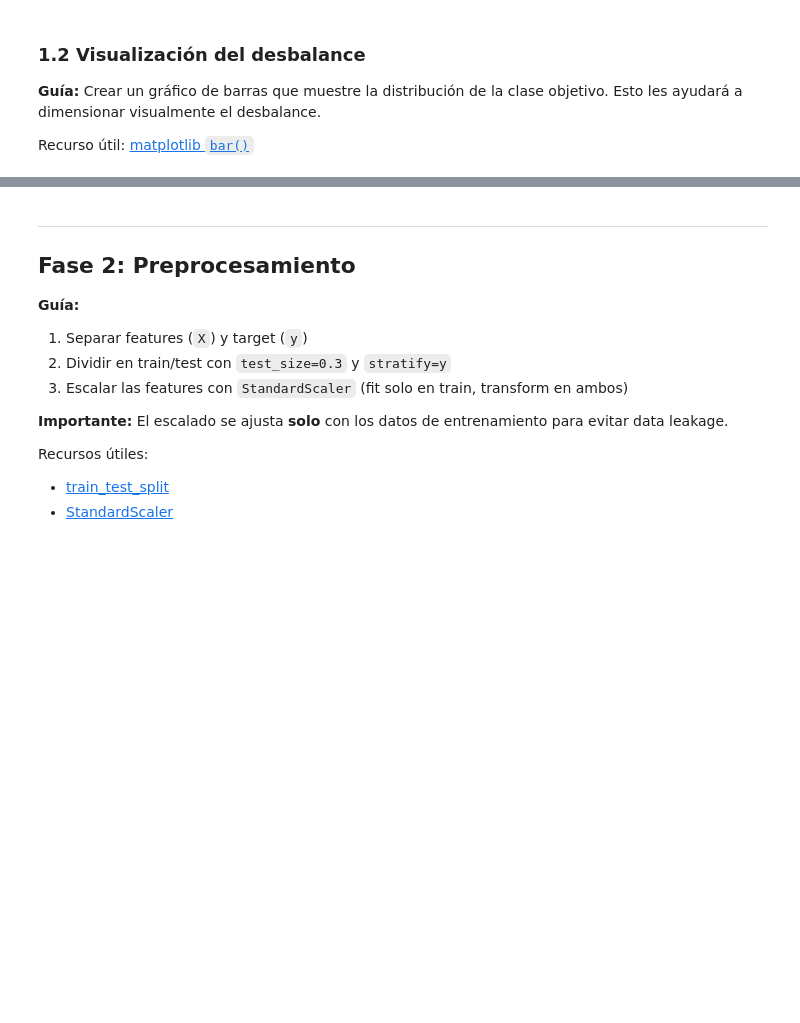
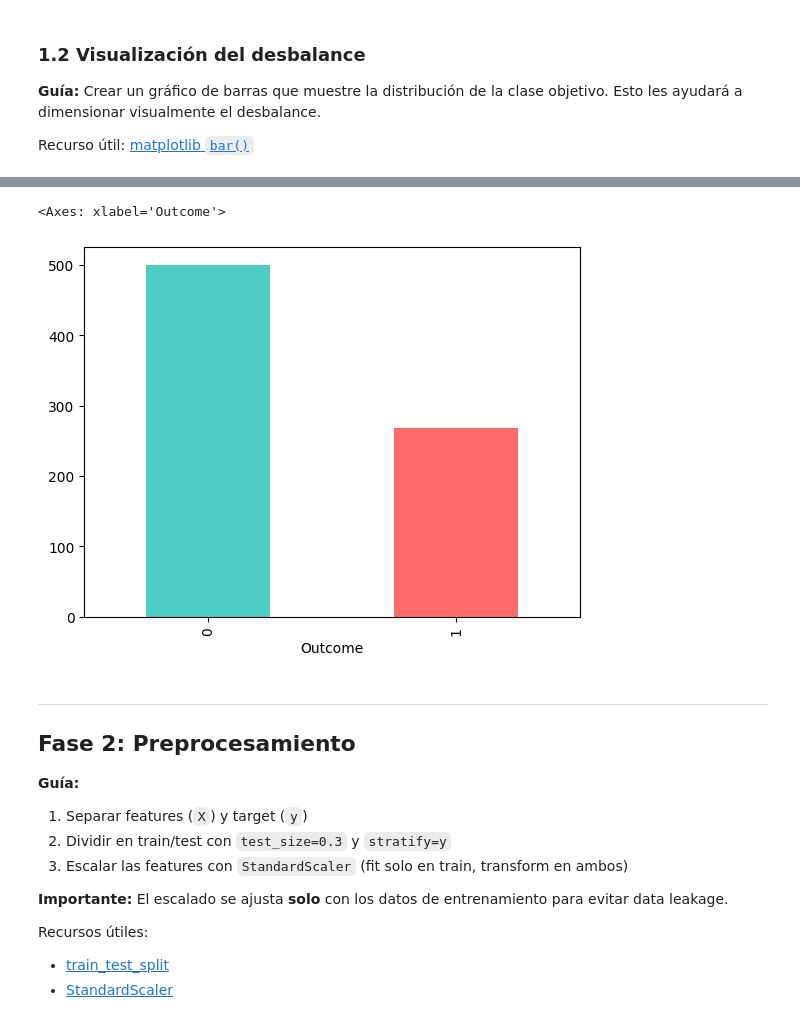
Before and after one commit to josenomberto/UTEC-CDIAV3-MCD8010, a Jupyter notebook: Tarea_Actividad_Oversampling_Undersampling.ipynb, the cells around one changed output, grey strips where cells are left out. Drawn from its saved outputs; the diff is of its cells as text; code cells hidden in the pictures; blank space fills up the shorter version.

```diff
--- a/Tarea_Actividad_Oversampling_Undersampling.ipynb
+++ b/Tarea_Actividad_Oversampling_Undersampling.ipynb
@@ -211,3 +228,12 @@ Recurso útil: [matplotlib `bar()`](https://matplotlib.org/stable/api/_as_gen/ma
+# %%
+# TODO: Crear un gráfico de barras con la distribución de clases
+# Pista: usar df['Outcome'].value_counts().plot(kind='bar', ...)
+# Usar colores distintos para cada clase
+
+df.groupby('Outcome').size().plot(kind='bar', color=['#4ECDC4', '#FF6B6B'])
+# %% [output]
+<Axes: xlabel='Outcome'>
+[figure, added]
 # %% [markdown]
 ---
 ## Fase 2: Preprocesamiento
```
Also changed, not shown: parts of 18 cells of this notebook.
